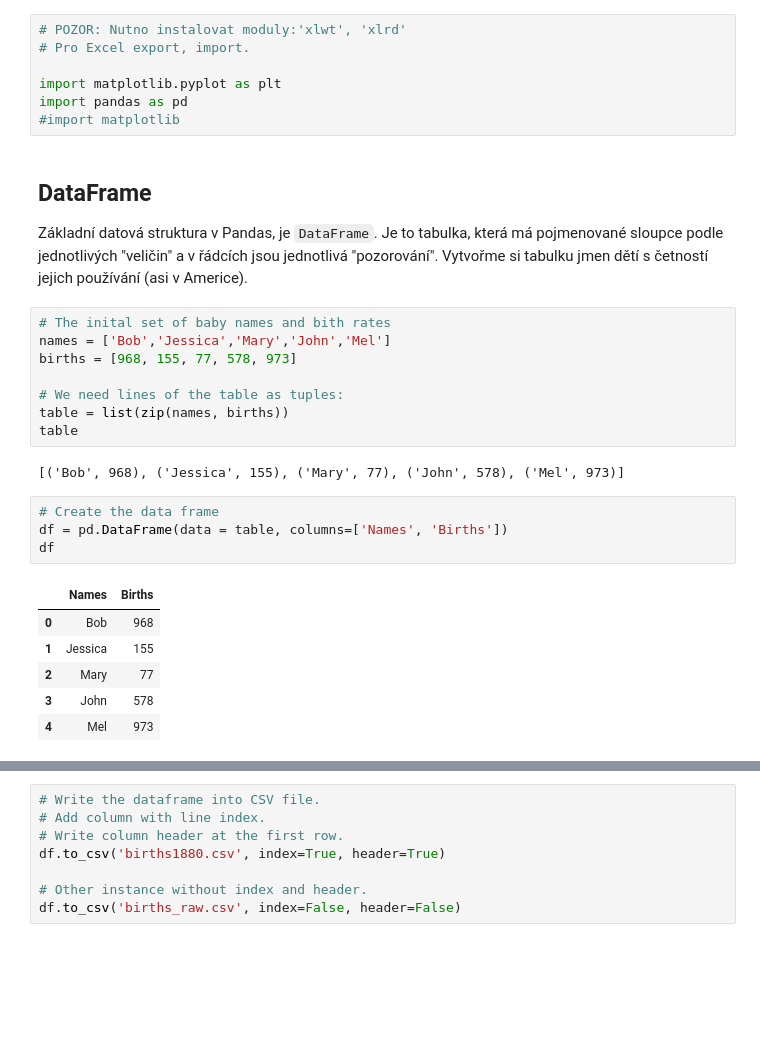
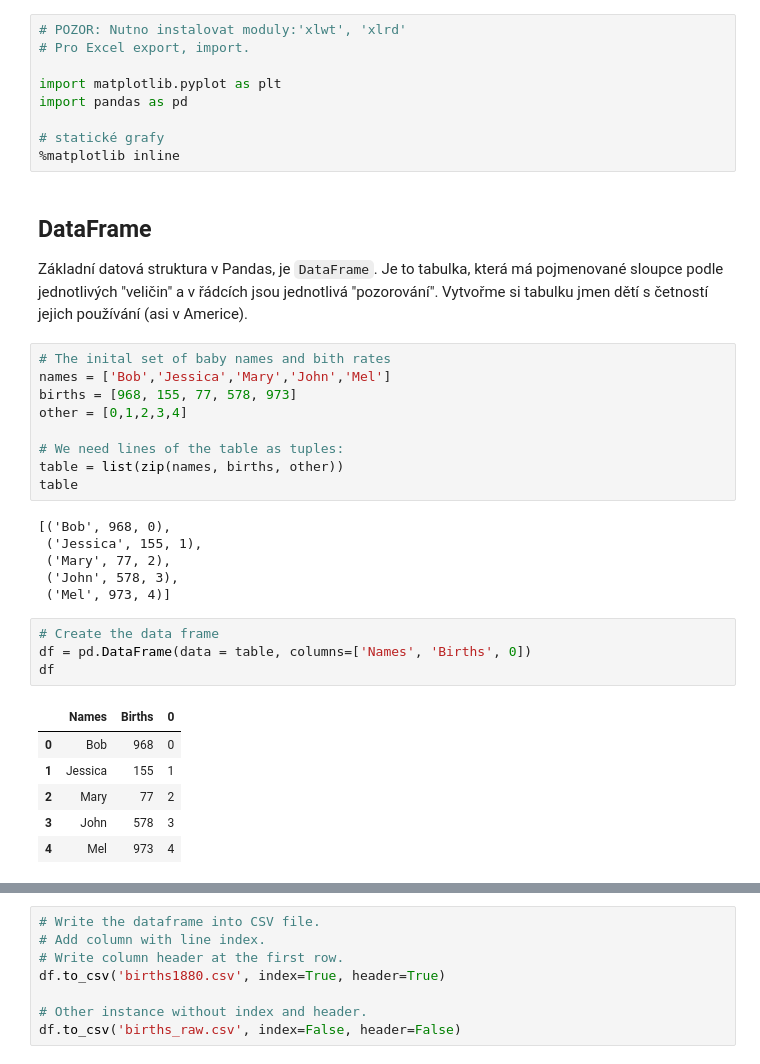
Before and after one commit to jbrezmorf/PAV_course, a Jupyter notebook: Section_3.1_Pandas.ipynb, the cells around one changed output, grey strips where cells are left out. Drawn from its saved outputs; the diff is of its cells as text; blank space fills up the shorter version.

```diff
--- a/Section_3.1_Pandas.ipynb
+++ b/Section_3.1_Pandas.ipynb
@@ -13,7 +15,9 @@ Výhody:
 
 import matplotlib.pyplot as plt
 import pandas as pd
-#import matplotlib
+
+# statické grafy
+%matplotlib inline
 # %% [markdown]
 ## DataFrame
 
@@ -22,20 +26,25 @@ Základní datová struktura v Pandas, je `DataFrame`. Je to tabulka, která má
 # The inital set of baby names and bith rates
 names = ['Bob','Jessica','Mary','John','Mel']
 births = [968, 155, 77, 578, 973]
+other = [0,1,2,3,4]
 
 # We need lines of the table as tuples:
-table = list(zip(names, births))
+table = list(zip(names, births, other))
 table
 # %% [output]
-[('Bob', 968), ('Jessica', 155), ('Mary', 77), ('John', 578), ('Mel', 973)]
+[('Bob', 968, 0),
+ ('Jessica', 155, 1),
+ ('Mary', 77, 2),
+ ('John', 578, 3),
+ ('Mel', 973, 4)]
 # %%
 # Create the data frame
-df = pd.DataFrame(data = table, columns=['Names', 'Births'])
+df = pd.DataFrame(data = table, columns=['Names', 'Births', 0])
 df
 # %% [output]
-|  | Names | Births |
-| 0 | Bob | 968 |
-| 1 | Jessica | 155 |
-| 2 | Mary | 77 |
-| 3 | John | 578 |
-| 4 | Mel | 973 |
+|  | Names | Births | 0 |
+| 0 | Bob | 968 | 0 |
+| 1 | Jessica | 155 | 1 |
+| 2 | Mary | 77 | 2 |
+| 3 | John | 578 | 3 |
+| 4 | Mel | 973 | 4 |
```
Also changed, not shown: parts of 34 cells of this notebook.
